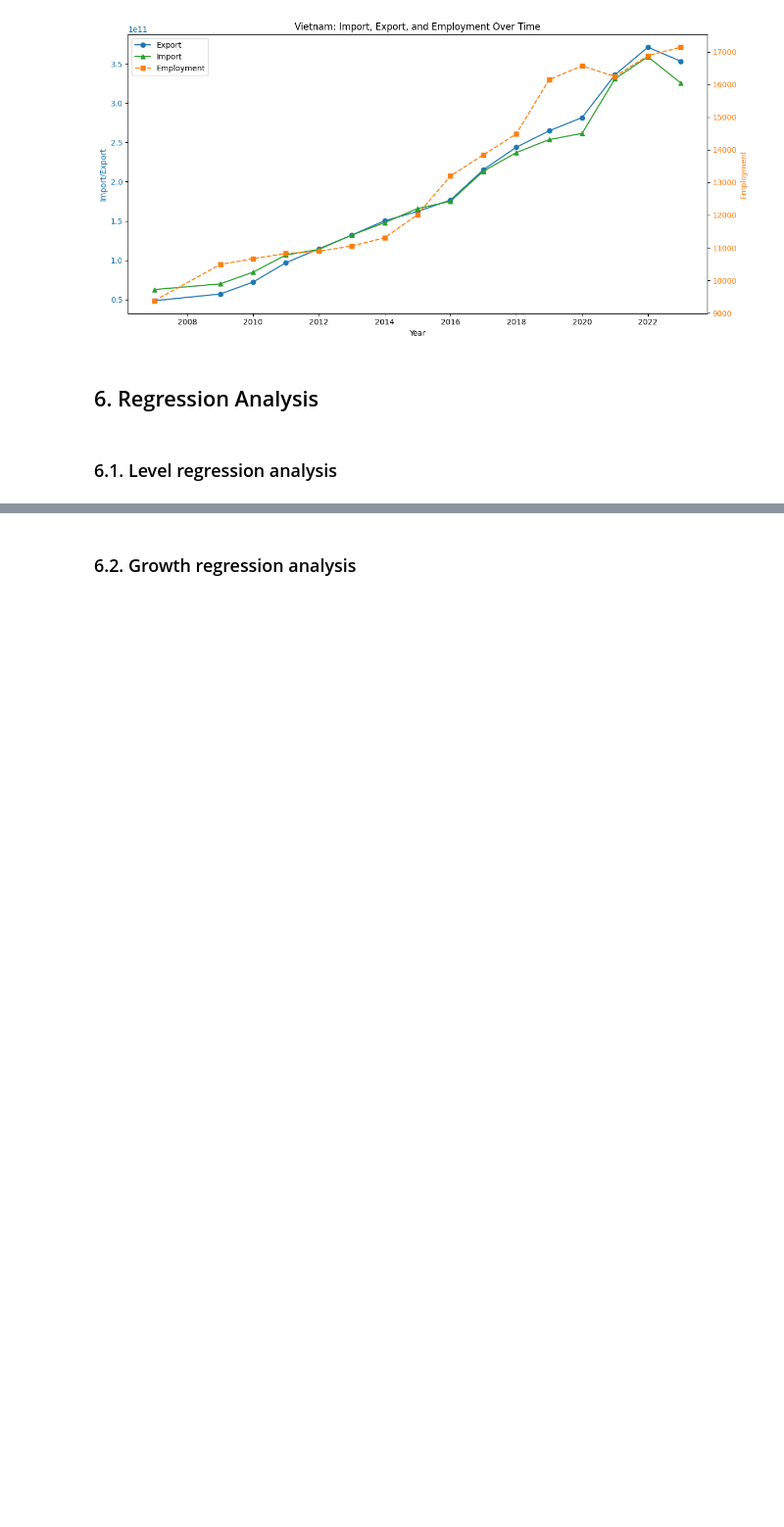
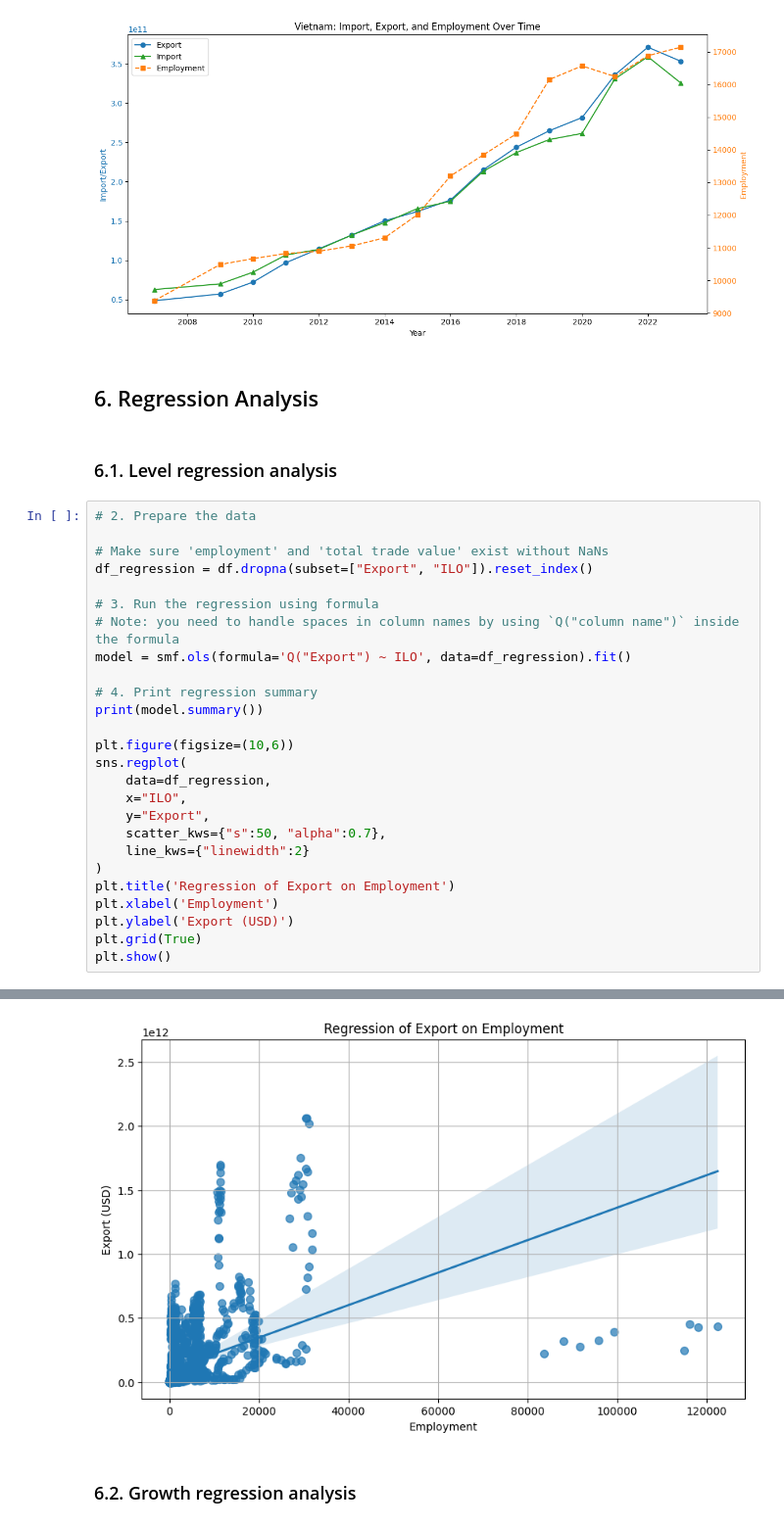
Before and after one commit to Graspp-25-Spring/graspp-25S-trade, a Jupyter notebook: notebooks/final_white_paper.ipynb, the cells around one changed output, grey strips where cells are left out. Shown at 98% size. Saved outputs shown, nothing was run; the diff lists cells and outputs as text; blank space fills up the shorter version.

```diff
--- a/notebooks/final_white_paper.ipynb
+++ b/notebooks/final_white_paper.ipynb
@@ -471,3 +399,30 @@ plt.show()
 ## 6. Regression Analysis
 # %% [markdown]
 ### 6.1. Level regression analysis
+# %%
+# 2. Prepare the data
+
+# Make sure 'employment' and 'total trade value' exist without NaNs
+df_regression = df.dropna(subset=["Export", "ILO"]).reset_index()
+
+# 3. Run the regression using formula
+# Note: you need to handle spaces in column names by using `Q("column name")` inside the formula
+model = smf.ols(formula='Q("Export") ~ ILO', data=df_regression).fit()
+
+# 4. Print regression summary
+print(model.summary())
+
+plt.figure(figsize=(10,6))
+sns.regplot(
+    data=df_regression,
+    x="ILO",
+    y="Export",
+    scatter_kws={"s":50, "alpha":0.7},
+    line_kws={"linewidth":2}
+)
+plt.title('Regression of Export on Employment')
+plt.xlabel('Employment')
+plt.ylabel('Export (USD)')
+plt.grid(True)
+plt.show()
+# %% [output]
@@ -474,2 +446,3 @@ plt.show()
+[figure, added]
 # %% [markdown]
 ### 6.2. Growth regression analysis
```
Also changed, not shown: parts of 15 cells of this notebook.
